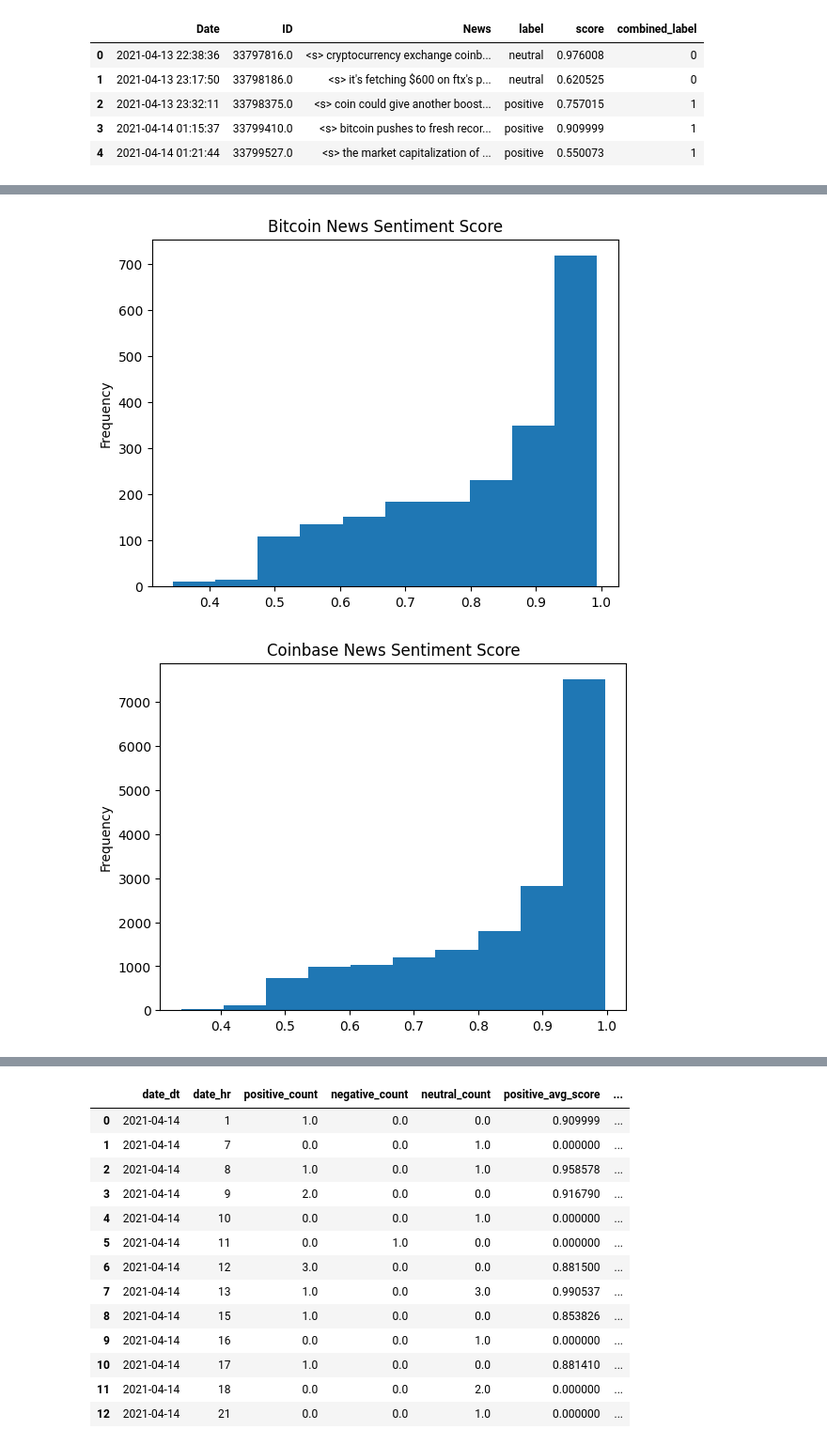
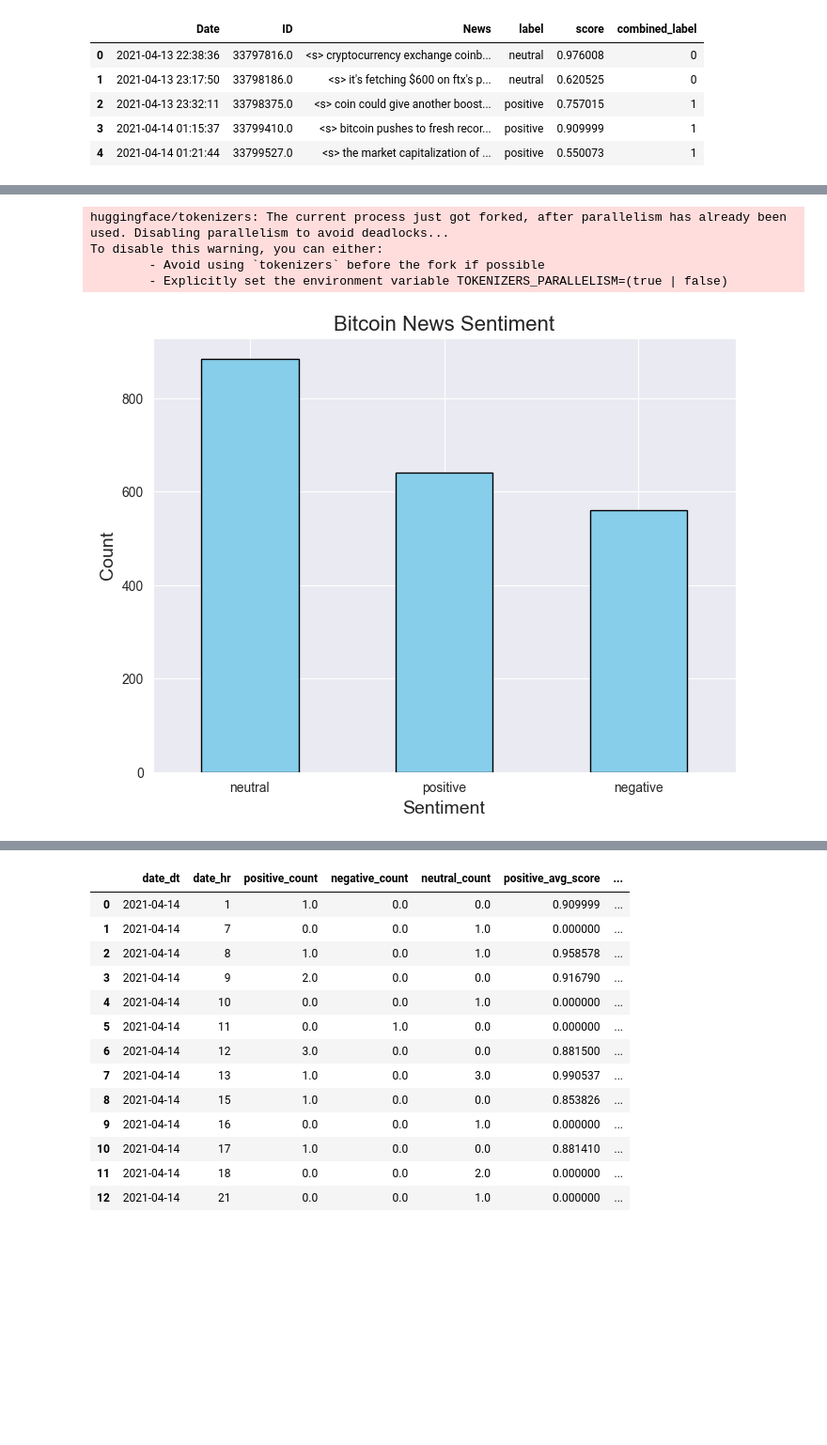
Before and after one commit to nogibjj/Flamingo-ML, a Jupyter notebook: crypto_news/get_bert_sentiment.ipynb, the cells around one changed output, grey strips where cells are left out. Shown at 94% size. Drawn from its saved outputs; the diff is of its cells as text; code cells hidden in the pictures; blank space fills up the shorter version.

Commit message:
updated plots (better viz)

```diff
--- a/crypto_news/get_bert_sentiment.ipynb
+++ b/crypto_news/get_bert_sentiment.ipynb
@@ -100,12 +86,38 @@ plt.show()
-# %%
-# plot sentiment score
-bitcoin_news["score"].plot(kind="hist")
-plt.title("Bitcoin News Sentiment Score")
-plt.show()
-
-coinbase_news["score"].plot(kind="hist")
-plt.title("Coinbase News Sentiment Score")
-plt.show()
-# %% [output]
-[figure, removed]
-[figure, removed]
+# %%
+import matplotlib.pyplot as plt
+import seaborn as sns
+
+# Set the style of seaborn
+sns.set_style("darkgrid")
+
+# Create a figure and a set of subplots
+fig, ax = plt.subplots(figsize=(8, 6))
+
+# Plot the Bitcoin News Sentiment
+bitcoin_news["label"].value_counts().plot(
+    kind="bar", ax=ax, color="skyblue", edgecolor="black"
+)
+plt.title("Bitcoin News Sentiment", fontsize=16)
+plt.xlabel("Sentiment", fontsize=14)
+plt.ylabel("Count", fontsize=14)
+plt.xticks(rotation=0)
+plt.show()
+
+# Create a figure and a set of subplots
+fig, ax = plt.subplots(figsize=(8, 6))
+
+# Plot the Coinbase News Sentiment
+coinbase_news["label"].value_counts().plot(
+    kind="bar", ax=ax, color="skyblue", edgecolor="black"
+)
+plt.title("Coinbase News Sentiment", fontsize=16)
+plt.xlabel("Sentiment", fontsize=14)
+plt.ylabel("Count", fontsize=14)
+plt.xticks(rotation=0)
+plt.show()
+# %% [output]
+huggingface/tokenizers: The current process just got forked, after parallelism has already been used. Disabling parallelism to avoid deadlocks...
+To disable this warning, you can either:
+        - Avoid using `tokenizers` before the fork if possible
+        - Explicitly set the environment variable TOKENIZERS_PARALLELISM=(true | false)
+[figure, added]
```
Also changed, not shown: parts of 4 cells of this notebook.
